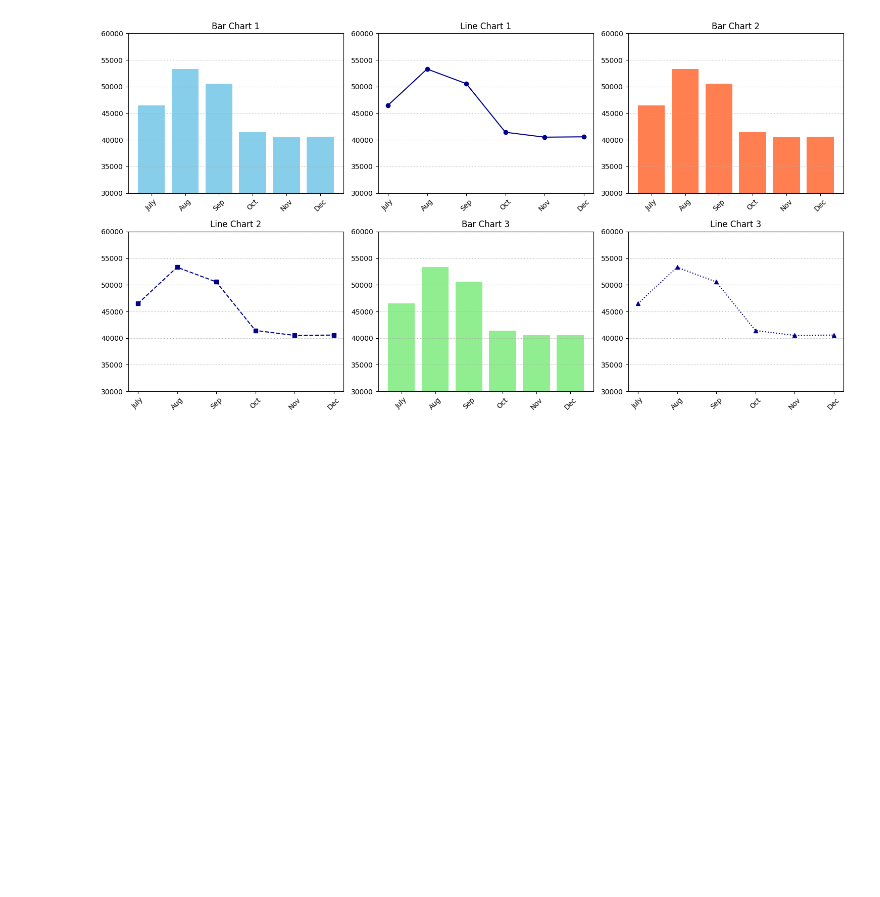
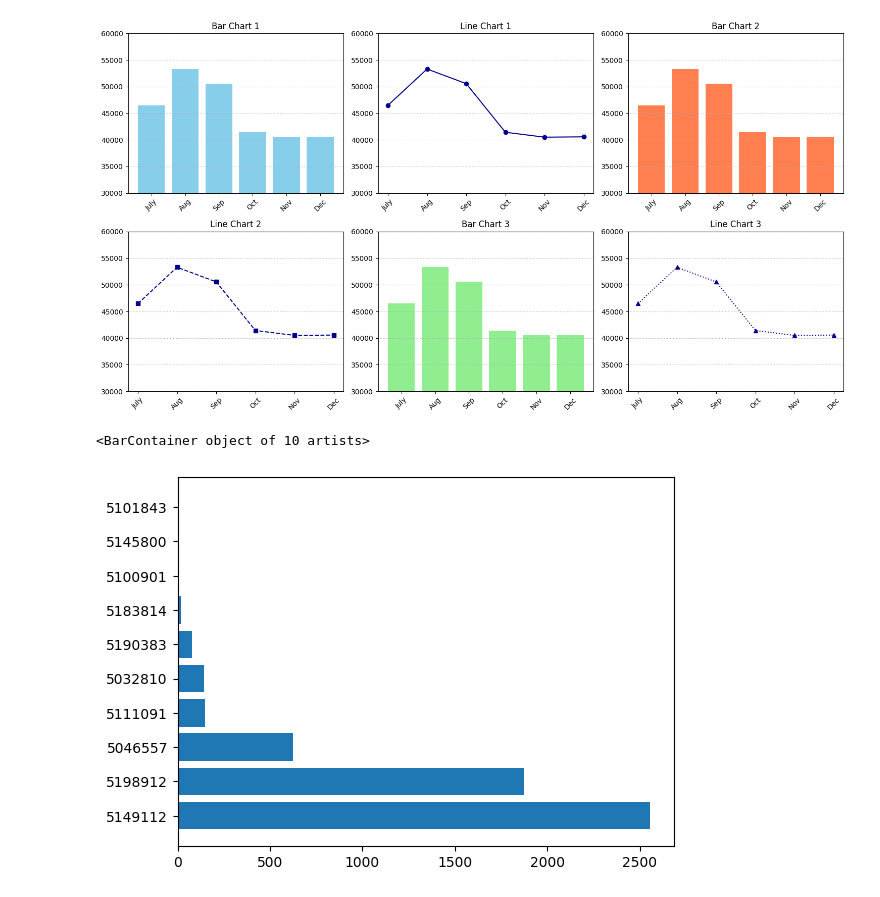
Before and after one commit to AkshayK025/Python, a Jupyter notebook: Rough_Work/LocalSql1.ipynb, the cells around one changed output. Cells and saved outputs as stored; diff of their text form; code cells hidden in the pictures; blank space fills up the shorter version.

```diff
--- a/Rough_Work/LocalSql1.ipynb
+++ b/Rough_Work/LocalSql1.ipynb
@@ -299,3 +233,11 @@ plt.tight_layout()
 plt.show()
 # %% [output]
 [figure]
+# %%
+partwise_pro_count =  prod_df.groupby('Part_No')['Production'].sum().head(10)
+partwise_pro_count = partwise_pro_count.sort_values(ascending=False)
+
+plt.barh(partwise_pro_count.index,partwise_pro_count.values)
+# %% [output]
+<BarContainer object of 10 artists>
+[figure, added]
```
Also changed, not shown: parts of 10 cells of this notebook, 2 other files.
